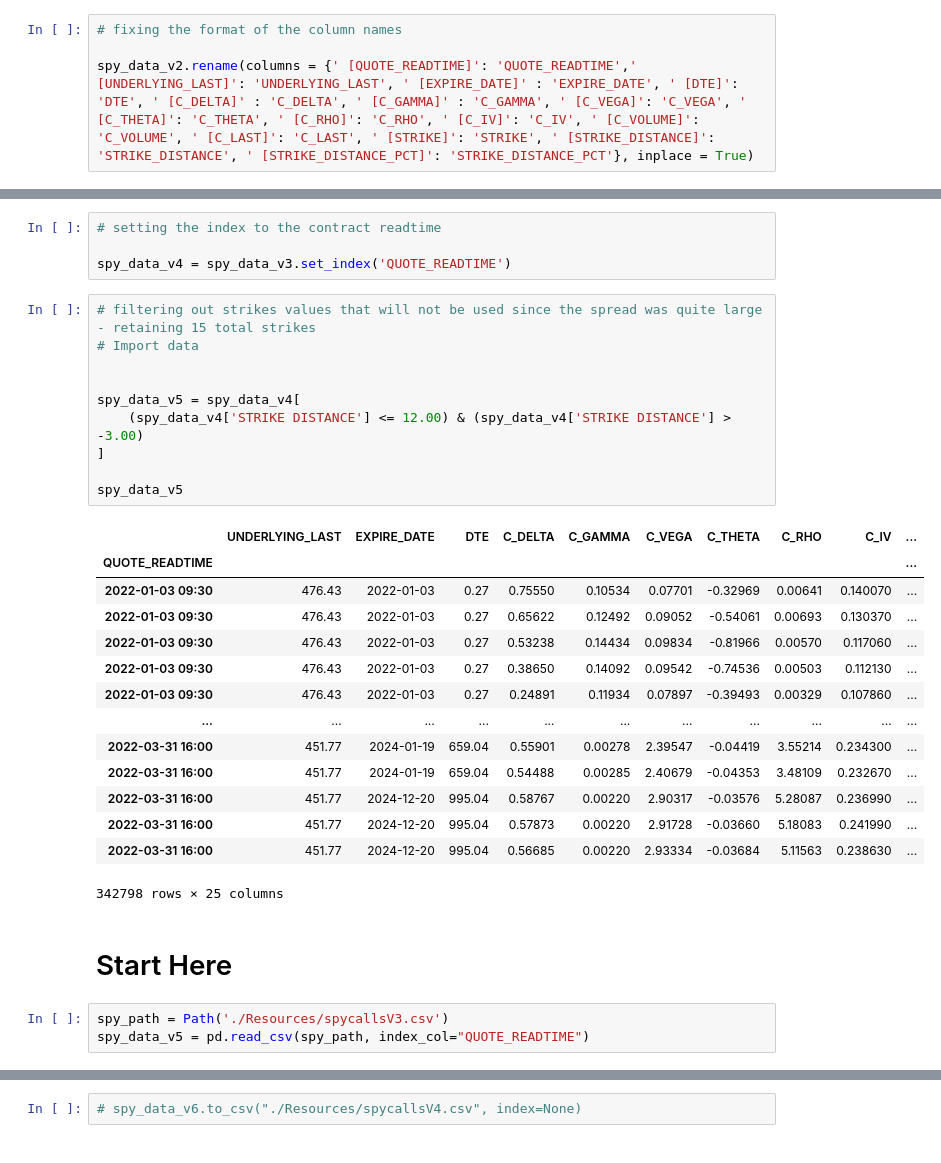
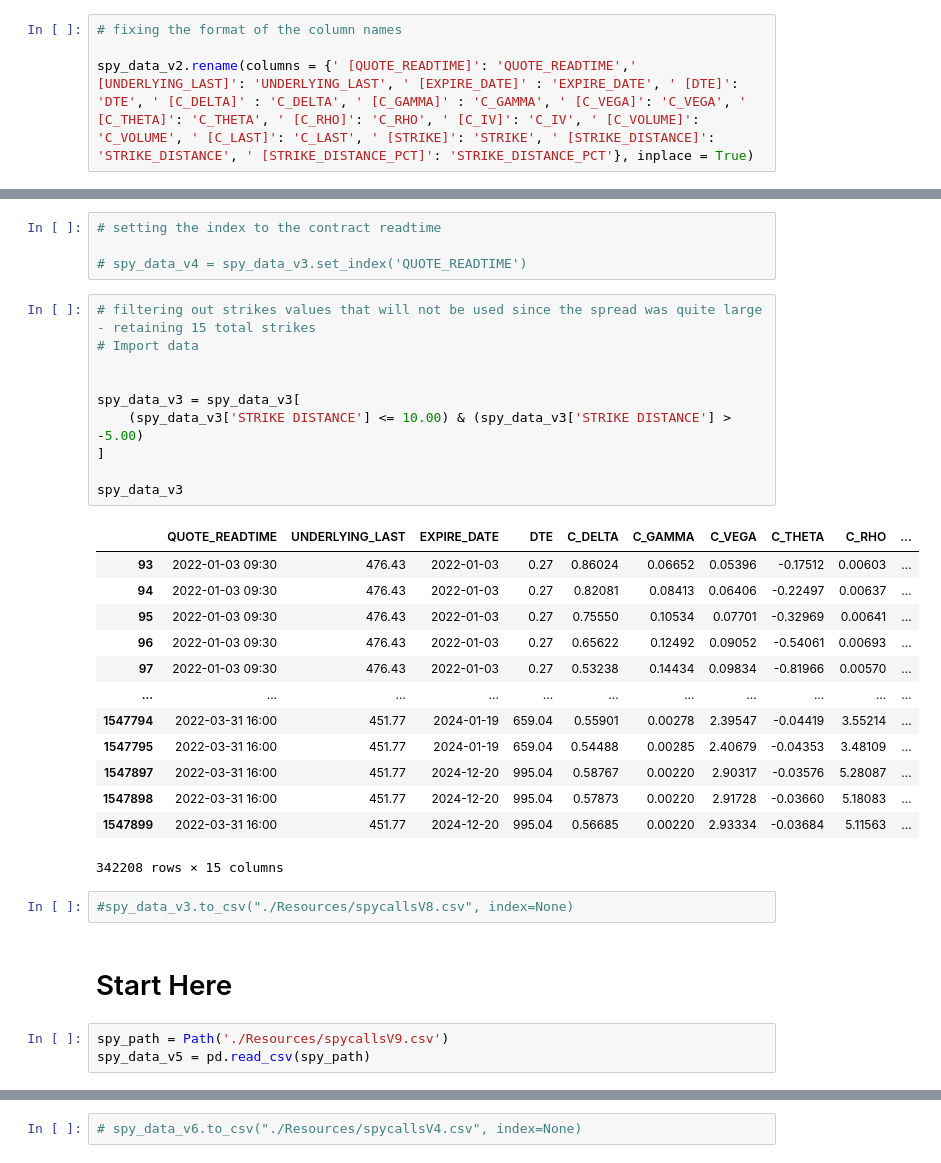
Before and after one commit to aarch23/OptYx, a Jupyter notebook: SpyRawDataV2.ipynb, the cells around one changed output, grey strips where cells are left out. Drawn from its saved outputs; the diff is of its cells as text.

```diff
--- a/SpyRawDataV2.ipynb
+++ b/SpyRawDataV2.ipynb
@@ -178,37 +176,38 @@ spy_data_v3.head()
 # %%
 # setting the index to the contract readtime
 
-spy_data_v4 = spy_data_v3.set_index('QUOTE_READTIME')
+# spy_data_v4 = spy_data_v3.set_index('QUOTE_READTIME')
 # %%
 # filtering out strikes values that will not be used since the spread was quite large - retaining 15 total strikes
 # Import data
 
 
-spy_data_v5 = spy_data_v4[
-    (spy_data_v4['STRIKE DISTANCE'] <= 12.00) & (spy_data_v4['STRIKE DISTANCE'] > -3.00)
+spy_data_v3 = spy_data_v3[
+    (spy_data_v3['STRIKE DISTANCE'] <= 10.00) & (spy_data_v3['STRIKE DISTANCE'] > -5.00)
 ]
 
-spy_data_v5
+spy_data_v3
 # %% [output]
-|  | UNDERLYING_LAST | EXPIRE_DATE | DTE | C_DELTA | C_GAMMA | C_VEGA | C_THETA | C_RHO | C_IV | ... |
-| QUOTE_READTIME |  |  |  |  |  |  |  |  |  | ... |
-| 2022-01-03 09:30 | 476.43 | 2022-01-03 | 0.27 | 0.75550 | 0.10534 | 0.07701 | -0.32969 | 0.00641 | 0.140070 | ... |
-| 2022-01-03 09:30 | 476.43 | 2022-01-03 | 0.27 | 0.65622 | 0.12492 | 0.09052 | -0.54061 | 0.00693 | 0.130370 | ... |
-| 2022-01-03 09:30 | 476.43 | 2022-01-03 | 0.27 | 0.53238 | 0.14434 | 0.09834 | -0.81966 | 0.00570 | 0.117060 | ... |
-| 2022-01-03 09:30 | 476.43 | 2022-01-03 | 0.27 | 0.38650 | 0.14092 | 0.09542 | -0.74536 | 0.00503 | 0.112130 | ... |
-| 2022-01-03 09:30 | 476.43 | 2022-01-03 | 0.27 | 0.24891 | 0.11934 | 0.07897 | -0.39493 | 0.00329 | 0.107860 | ... |
+|  | QUOTE_READTIME | UNDERLYING_LAST | EXPIRE_DATE | DTE | C_DELTA | C_GAMMA | C_VEGA | C_THETA | C_RHO | ... |
+| 93 | 2022-01-03 09:30 | 476.43 | 2022-01-03 | 0.27 | 0.86024 | 0.06652 | 0.05396 | -0.17512 | 0.00603 | ... |
+| 94 | 2022-01-03 09:30 | 476.43 | 2022-01-03 | 0.27 | 0.82081 | 0.08413 | 0.06406 | -0.22497 | 0.00637 | ... |
+| 95 | 2022-01-03 09:30 | 476.43 | 2022-01-03 | 0.27 | 0.75550 | 0.10534 | 0.07701 | -0.32969 | 0.00641 | ... |
+| 96 | 2022-01-03 09:30 | 476.43 | 2022-01-03 | 0.27 | 0.65622 | 0.12492 | 0.09052 | -0.54061 | 0.00693 | ... |
+| 97 | 2022-01-03 09:30 | 476.43 | 2022-01-03 | 0.27 | 0.53238 | 0.14434 | 0.09834 | -0.81966 | 0.00570 | ... |
 | ... | ... | ... | ... | ... | ... | ... | ... | ... | ... | ... |
-| 2022-03-31 16:00 | 451.77 | 2024-01-19 | 659.04 | 0.55901 | 0.00278 | 2.39547 | -0.04419 | 3.55214 | 0.234300 | ... |
-| 2022-03-31 16:00 | 451.77 | 2024-01-19 | 659.04 | 0.54488 | 0.00285 | 2.40679 | -0.04353 | 3.48109 | 0.232670 | ... |
-| 2022-03-31 16:00 | 451.77 | 2024-12-20 | 995.04 | 0.58767 | 0.00220 | 2.90317 | -0.03576 | 5.28087 | 0.236990 | ... |
-| 2022-03-31 16:00 | 451.77 | 2024-12-20 | 995.04 | 0.57873 | 0.00220 | 2.91728 | -0.03660 | 5.18083 | 0.241990 | ... |
-| 2022-03-31 16:00 | 451.77 | 2024-12-20 | 995.04 | 0.56685 | 0.00220 | 2.93334 | -0.03684 | 5.11563 | 0.238630 | ... |
+| 1547794 | 2022-03-31 16:00 | 451.77 | 2024-01-19 | 659.04 | 0.55901 | 0.00278 | 2.39547 | -0.04419 | 3.55214 | ... |
+| 1547795 | 2022-03-31 16:00 | 451.77 | 2024-01-19 | 659.04 | 0.54488 | 0.00285 | 2.40679 | -0.04353 | 3.48109 | ... |
+| 1547897 | 2022-03-31 16:00 | 451.77 | 2024-12-20 | 995.04 | 0.58767 | 0.00220 | 2.90317 | -0.03576 | 5.28087 | ... |
+| 1547898 | 2022-03-31 16:00 | 451.77 | 2024-12-20 | 995.04 | 0.57873 | 0.00220 | 2.91728 | -0.03660 | 5.18083 | ... |
+| 1547899 | 2022-03-31 16:00 | 451.77 | 2024-12-20 | 995.04 | 0.56685 | 0.00220 | 2.93334 | -0.03684 | 5.11563 | ... |
-342798 rows × 25 columns
+342208 rows × 15 columns
+# %%
+#spy_data_v3.to_csv("./Resources/spycallsV8.csv", index=None)
 # %% [markdown]
 # Start Here
 # %%
-spy_path = Path('./Resources/spycallsV3.csv')
-spy_data_v5 = pd.read_csv(spy_path, index_col="QUOTE_READTIME")
+spy_path = Path('./Resources/spycallsV9.csv')
+spy_data_v5 = pd.read_csv(spy_path)
 # %%
 spy_data_v5.tail()
 # %% [output]
```
Also changed, not shown: parts of 18 cells of this notebook.
